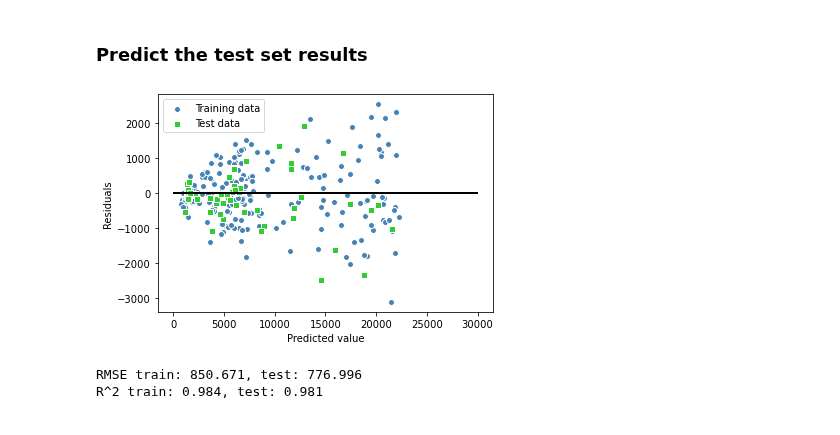
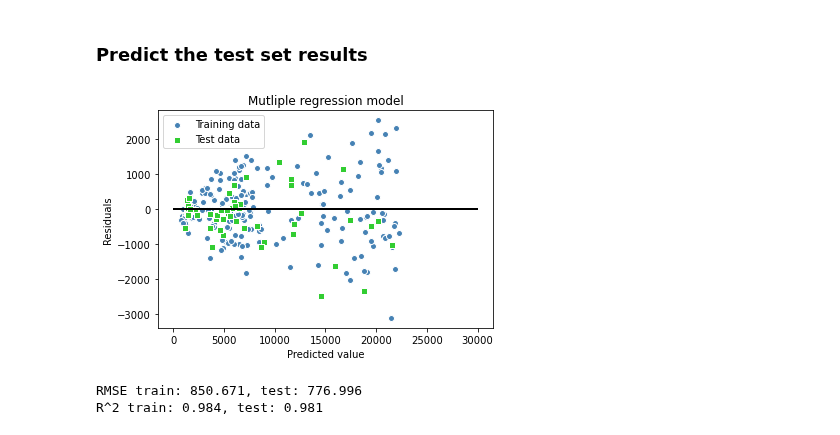
Before and after one commit to ChoongCheWei/ML, a Jupyter notebook: regression.ipynb, the cells around one changed output. Drawn from its saved outputs; the diff is of its cells as text; code cells hidden in the pictures.

```diff
--- a/regression.ipynb
+++ b/regression.ipynb
@@ -65,13 +115,14 @@ y_test_pred = regressor.predict(X_test)
 # %%
 plt.scatter(y_train_pred, y_train_pred - y_train, c='steelblue', marker='o', edgecolor='white', label='Training data')
 plt.scatter(y_test_pred, y_test_pred - y_test, c='limegreen', marker='s', edgecolor='white', label='Test data')
 plt.xlabel('Predicted value')
 plt.ylabel('Residuals')
+plt.title('Mutliple regression model')
 plt.legend(loc='upper left')
 plt.hlines(y=0, xmin=0, xmax=30000, color='black', lw=2)
 plt.show()
 # %% [output]
-[figure, old version]
+[figure, new version]
 # %%
 print('RMSE train: %.3f, test: %.3f' % (np.sqrt(mean_squared_error(y_train, y_train_pred)), np.sqrt(mean_squared_error(y_test, y_test_pred))))
 print('R^2 train: %.3f, test: %.3f' % (r2_score(y_train, y_train_pred), r2_score(y_test, y_test_pred)))
```
Also changed, not shown: parts of 7 cells of this notebook.
